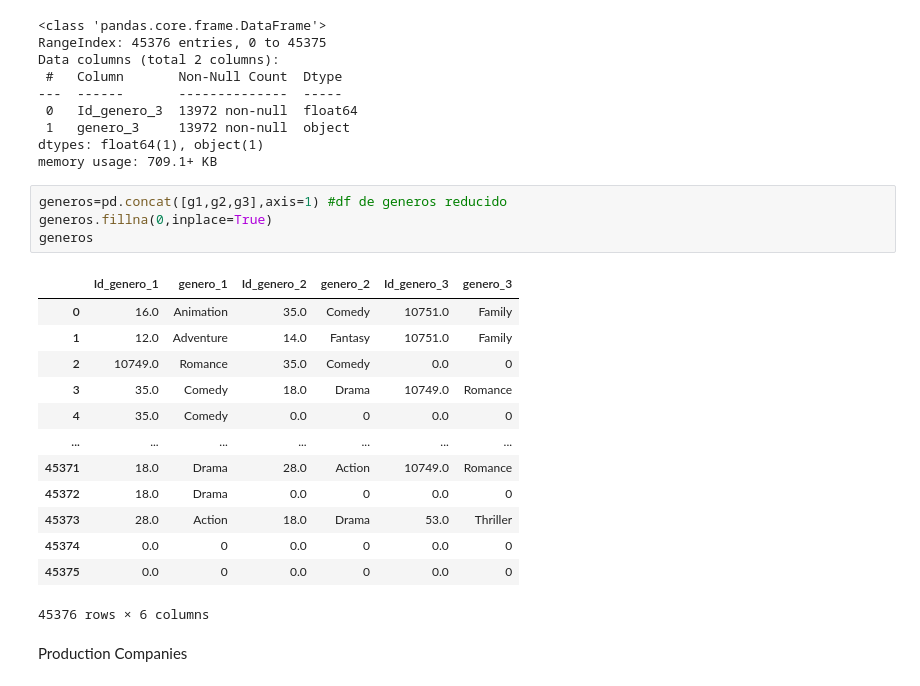
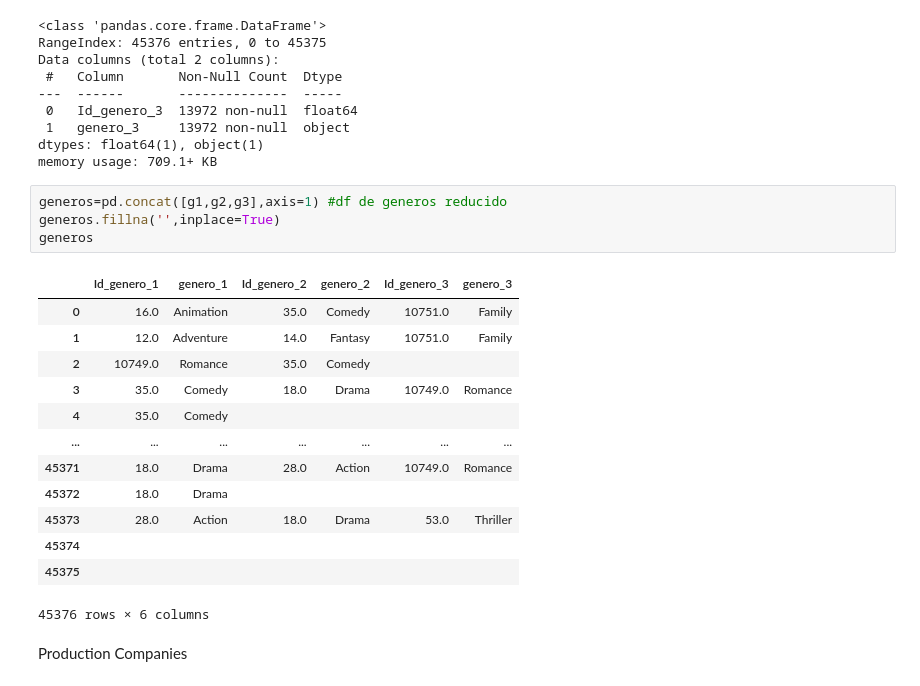
Before and after one commit to FSanchezB/Proyecto-Individual-1-1ML, a Jupyter notebook: Notebooks/Transformaciones_movies.ipynb, the cells around one changed output. Cells and saved outputs as stored; diff of their text form.

```diff
--- a/Notebooks/Transformaciones_movies.ipynb
+++ b/Notebooks/Transformaciones_movies.ipynb
@@ -364,21 +364,21 @@ dtypes: float64(1), object(1)
 memory usage: 709.1+ KB
 # %%
 generos=pd.concat([g1,g2,g3],axis=1) #df de generos reducido
-generos.fillna(0,inplace=True)
+generos.fillna('',inplace=True)
 generos
 # %% [output]
 |  | Id_genero_1 | genero_1 | Id_genero_2 | genero_2 | Id_genero_3 | genero_3 |
 | 0 | 16.0 | Animation | 35.0 | Comedy | 10751.0 | Family |
 | 1 | 12.0 | Adventure | 14.0 | Fantasy | 10751.0 | Family |
-| 2 | 10749.0 | Romance | 35.0 | Comedy | 0.0 | 0 |
+| 2 | 10749.0 | Romance | 35.0 | Comedy |  |  |
 | 3 | 35.0 | Comedy | 18.0 | Drama | 10749.0 | Romance |
-| 4 | 35.0 | Comedy | 0.0 | 0 | 0.0 | 0 |
+| 4 | 35.0 | Comedy |  |  |  |  |
 | ... | ... | ... | ... | ... | ... | ... |
 | 45371 | 18.0 | Drama | 28.0 | Action | 10749.0 | Romance |
-| 45372 | 18.0 | Drama | 0.0 | 0 | 0.0 | 0 |
+| 45372 | 18.0 | Drama |  |  |  |  |
 | 45373 | 28.0 | Action | 18.0 | Drama | 53.0 | Thriller |
-| 45374 | 0.0 | 0 | 0.0 | 0 | 0.0 | 0 |
-| 45375 | 0.0 | 0 | 0.0 | 0 | 0.0 | 0 |
+| 45374 |  |  |  |  |  |  |
+| 45375 |  |  |  |  |  |  |
 45376 rows × 6 columns
 # %% [markdown]
 Production Companies
```
Also changed, not shown: parts of 9 cells of this notebook, 5 other files.
